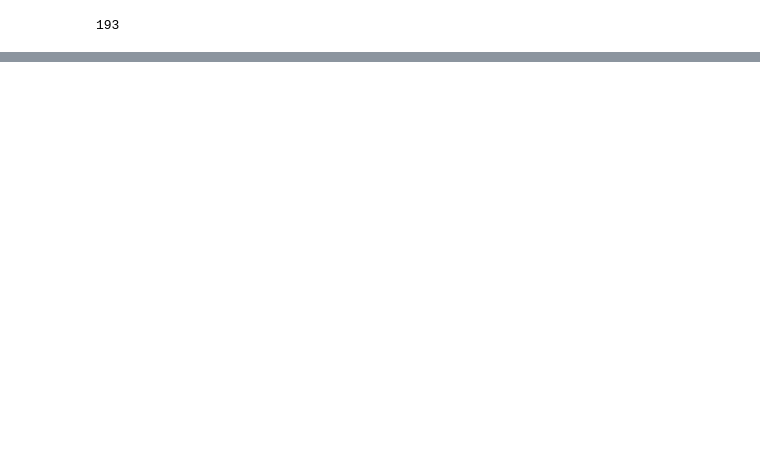
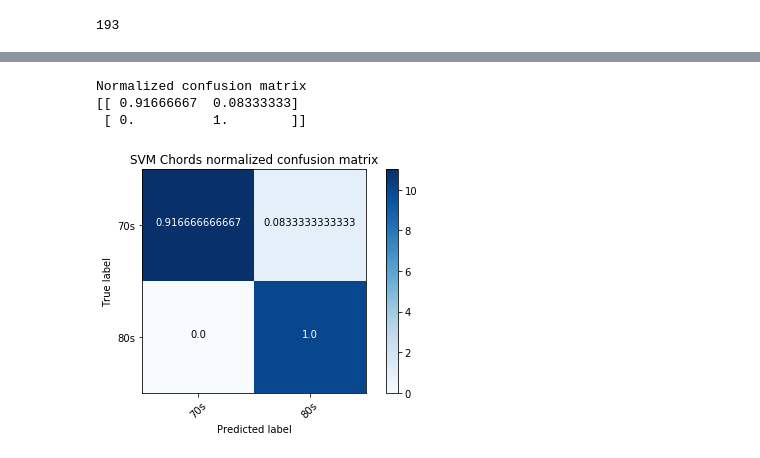
Before and after one commit to Cuspian/MachineLearning, a Jupyter notebook: MIDIReader.ipynb, the cells around one changed output, grey strips where cells are left out. Saved outputs shown, nothing was run; the diff lists cells and outputs as text; code cells hidden in the pictures; blank space fills up the shorter version.

```diff
--- a/MIDIReader.ipynb
+++ b/MIDIReader.ipynb
@@ -182,0 +245,8 @@ fitted = fitDegree_C()
+# %%
+plot_confusion_matrix(confusion_matrix(Y_test, Y_predict), classes=['70s', '80s'], normalize=True,
+                      title='SVM Chords normalized confusion matrix')
+# %% [output]
+Normalized confusion matrix
+[[ 0.91666667  0.08333333]
+ [ 0.          1.        ]]
+[figure, added]
```
Also changed, not shown: parts of 46 cells of this notebook.
